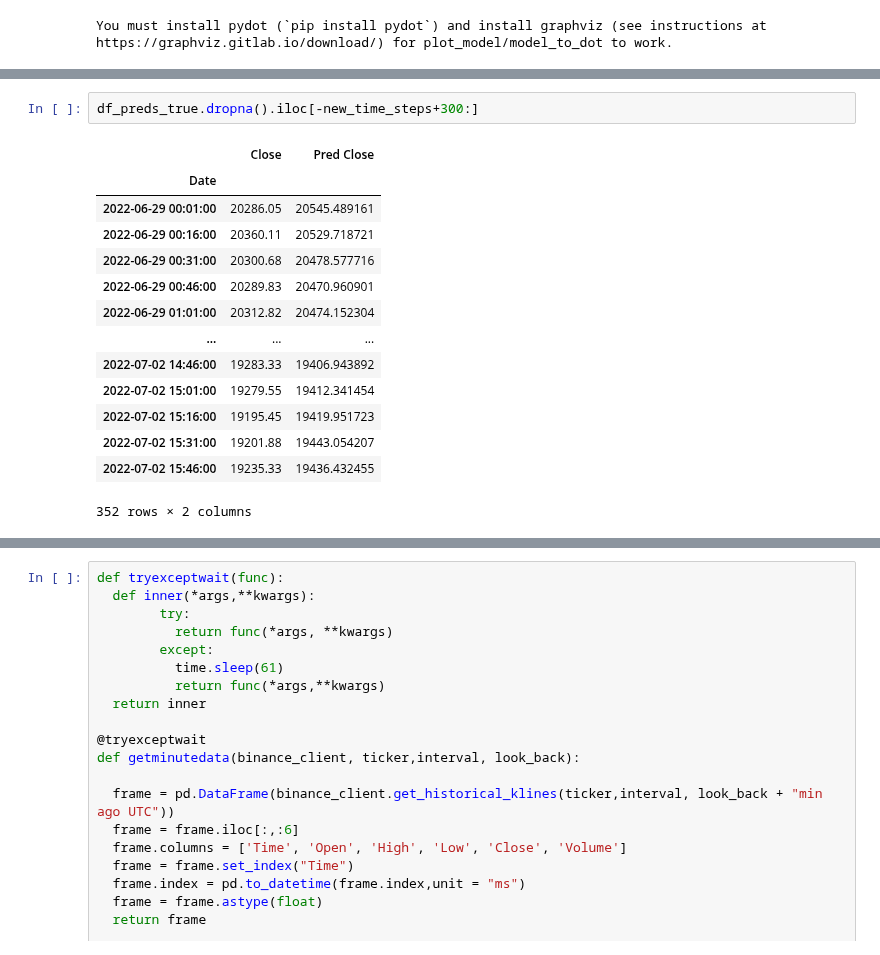
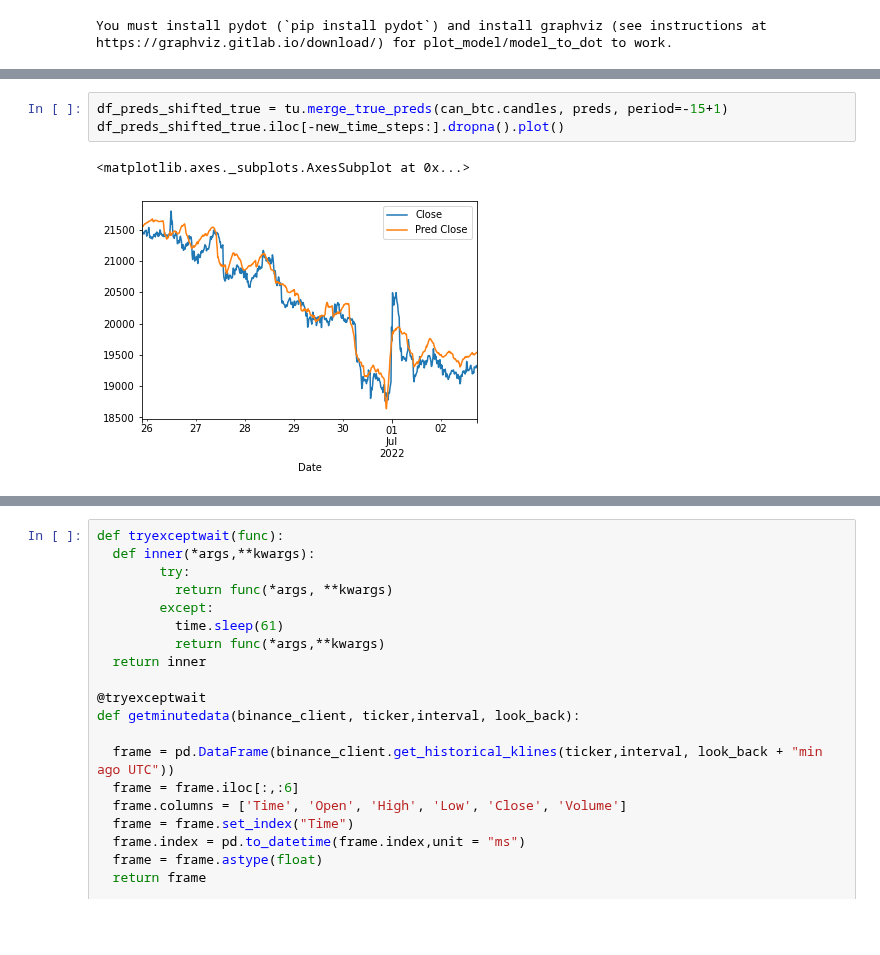
Before and after one commit to gabriele16/sats4u, a Jupyter notebook: colab/LSTM-CNN-BitCoin-Test-Trade.ipynb, the cells around one changed output, grey strips where cells are left out. Drawn from its saved outputs; the diff is of its cells as text; blank space fills up the shorter version.

```diff
--- a/colab/LSTM-CNN-BitCoin-Test-Trade.ipynb
+++ b/colab/LSTM-CNN-BitCoin-Test-Trade.ipynb
@@ -169,18 +169,7 @@ df_preds_true.iloc[-new_time_steps:].dropna().plot()
-# %%
-df_preds_true.dropna().iloc[-new_time_steps+300:]
-# %% [output]
-|  | Close | Pred Close |
-| Date |  |  |
-| 2022-06-29 00:01:00 | 20286.05 | 20545.489161 |
-| 2022-06-29 00:16:00 | 20360.11 | 20529.718721 |
-| 2022-06-29 00:31:00 | 20300.68 | 20478.577716 |
-| 2022-06-29 00:46:00 | 20289.83 | 20470.960901 |
-| 2022-06-29 01:01:00 | 20312.82 | 20474.152304 |
-| ... | ... | ... |
-| 2022-07-02 14:46:00 | 19283.33 | 19406.943892 |
-| 2022-07-02 15:01:00 | 19279.55 | 19412.341454 |
-| 2022-07-02 15:16:00 | 19195.45 | 19419.951723 |
-| 2022-07-02 15:31:00 | 19201.88 | 19443.054207 |
-| 2022-07-02 15:46:00 | 19235.33 | 19436.432455 |
-352 rows × 2 columns
+# %%
+df_preds_shifted_true = tu.merge_true_preds(can_btc.candles, preds, period=-15+1)
+df_preds_shifted_true.iloc[-new_time_steps:].dropna().plot()
+# %% [output]
+<matplotlib.axes._subplots.AxesSubplot at 0x...>
+[figure, added]
 # %%
```
Also changed, not shown: parts of 9 cells of this notebook.
